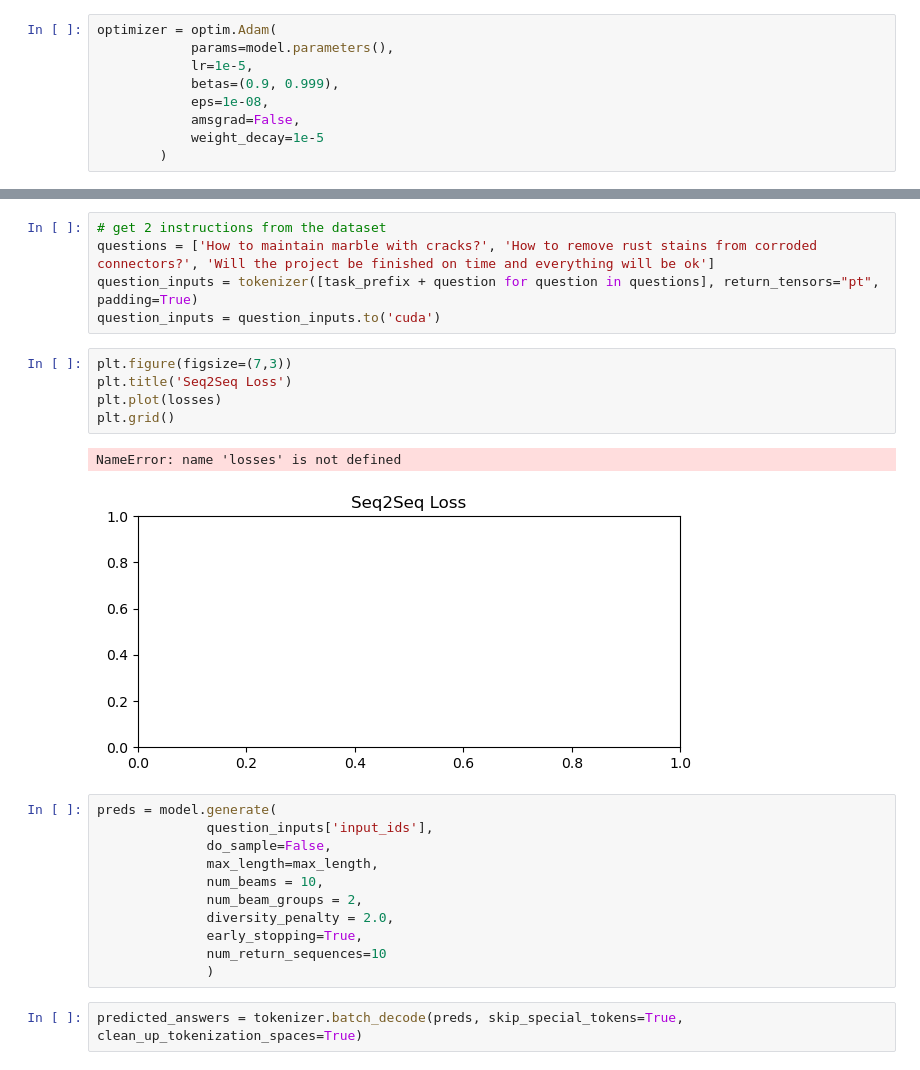
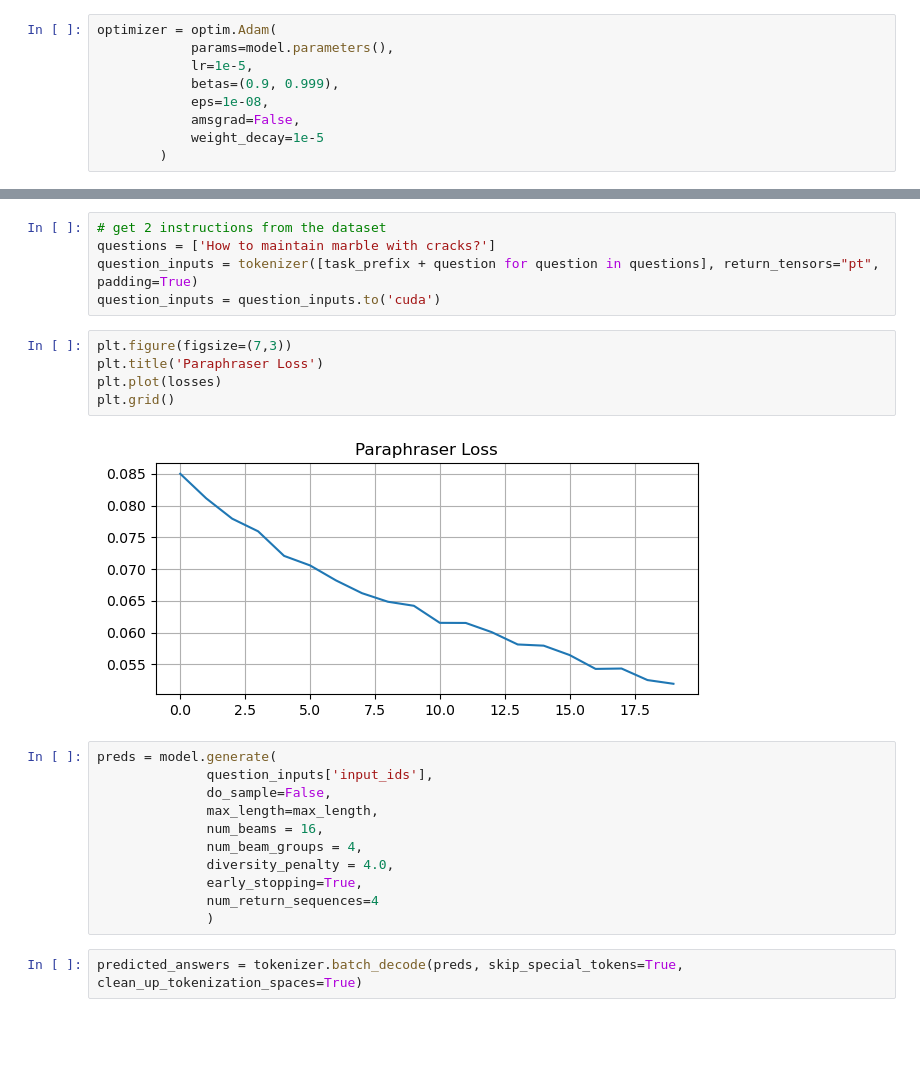
Before and after one commit to VasilisMpletsos/ArcheologyMaintenanceChatBot, a Jupyter notebook: scripts/Train Parrot Paraphraser.ipynb, the cells around one changed output, grey strips where cells are left out. Cells and saved outputs as stored; diff of their text form; blank space fills up the shorter version.

```diff
--- a/scripts/Train Parrot Paraphraser.ipynb
+++ b/scripts/Train Parrot Paraphraser.ipynb
@@ -135,26 +143,25 @@ Epoch 20 Loss/train 0.04787724028836499
 # %%
 # get 2 instructions from the dataset
-questions = ['How to maintain marble with cracks?', 'How to remove rust stains from corroded connectors?', 'Will the project be finished on time and everything will be ok']
+questions = ['How to maintain marble with cracks?']
 question_inputs = tokenizer([task_prefix + question for question in questions], return_tensors="pt", padding=True)
 question_inputs = question_inputs.to('cuda')
 # %%
 plt.figure(figsize=(7,3))
-plt.title('Seq2Seq Loss')
+plt.title('Paraphraser Loss')
 plt.plot(losses)
 plt.grid()
 # %% [output]
-NameError: name 'losses' is not defined
-[figure, old version]
+[figure, new version]
 # %%
 preds = model.generate(
               question_inputs['input_ids'],
               do_sample=False,
               max_length=max_length,
-              num_beams = 10,
-              num_beam_groups = 2,
-              diversity_penalty = 2.0,
+              num_beams = 16,
+              num_beam_groups = 4,
+              diversity_penalty = 4.0,
               early_stopping=True,
-              num_return_sequences=10
+              num_return_sequences=4
               )
 # %%
 predicted_answers = tokenizer.batch_decode(preds, skip_special_tokens=True, clean_up_tokenization_spaces=True)
```
Also changed, not shown: parts of 4 cells of this notebook, 5 other files.
